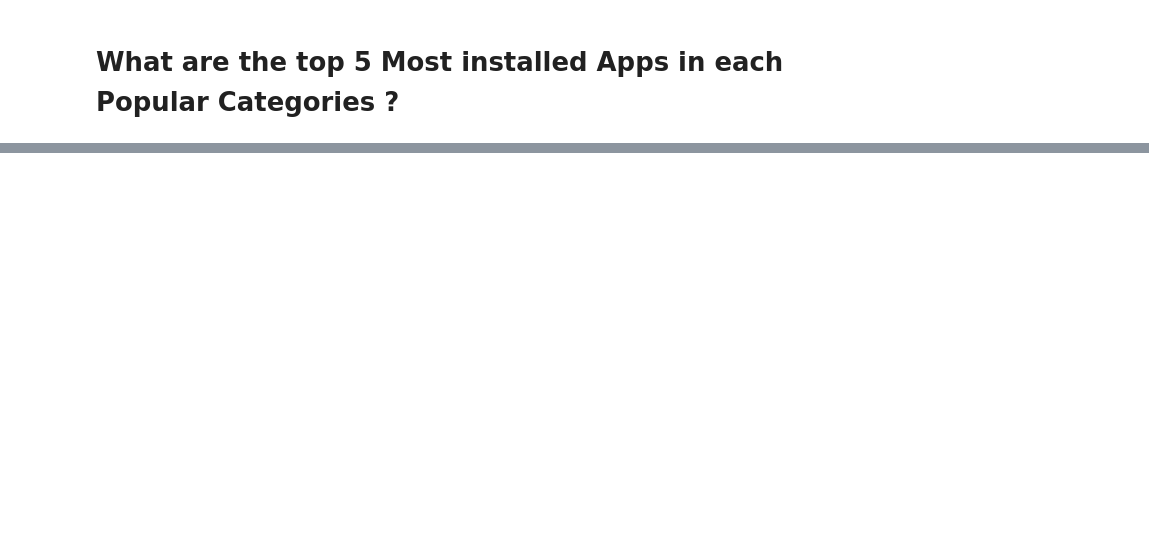
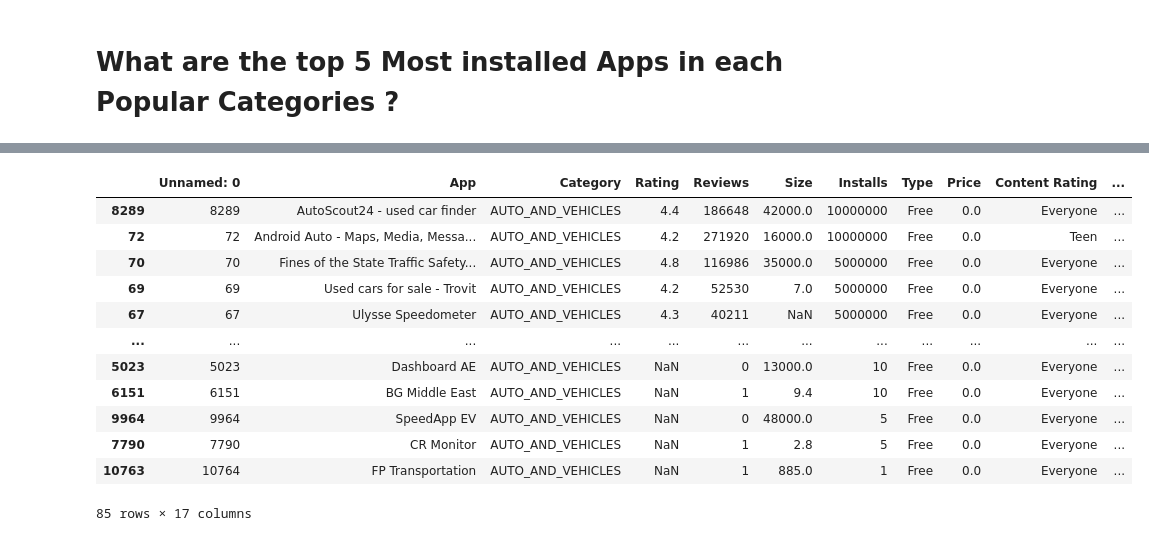
Before and after one commit to Codegemini1/702, a Jupyter notebook: EDA_5.ipynb, the cells around one changed output, grey strips where cells are left out. Cells and saved outputs as stored; diff of their text form; code cells hidden in the pictures; blank space fills up the shorter version.

```diff
--- a/EDA_5.ipynb
+++ b/EDA_5.ipynb
@@ -121,0 +177,18 @@ Name: Installs, Length: 9744, dtype: int64
+# %%
+AUTO_AND_VEHICLES = df[df['Category'] == 'AUTO_AND_VEHICLES']
+# %%
+AUTO_AND_VEHICLES.sort_values('Installs', ascending=False)
+# %% [output]
+|  | Unnamed: 0 | App | Category | Rating | Reviews | Size | Installs | Type | Price | Content Rating | ... |
+| 8289 | 8289 | AutoScout24 - used car finder | AUTO_AND_VEHICLES | 4.4 | 186648 | 42000.0 | 10000000 | Free | 0.0 | Everyone | ... |
+| 72 | 72 | Android Auto - Maps, Media, Messa... | AUTO_AND_VEHICLES | 4.2 | 271920 | 16000.0 | 10000000 | Free | 0.0 | Teen | ... |
+| 70 | 70 | Fines of the State Traffic Safety... | AUTO_AND_VEHICLES | 4.8 | 116986 | 35000.0 | 5000000 | Free | 0.0 | Everyone | ... |
+| 69 | 69 | Used cars for sale - Trovit | AUTO_AND_VEHICLES | 4.2 | 52530 | 7.0 | 5000000 | Free | 0.0 | Everyone | ... |
+| 67 | 67 | Ulysse Speedometer | AUTO_AND_VEHICLES | 4.3 | 40211 | NaN | 5000000 | Free | 0.0 | Everyone | ... |
+| ... | ... | ... | ... | ... | ... | ... | ... | ... | ... | ... | ... |
+| 5023 | 5023 | Dashboard AE | AUTO_AND_VEHICLES | NaN | 0 | 13000.0 | 10 | Free | 0.0 | Everyone | ... |
+| 6151 | 6151 | BG Middle East | AUTO_AND_VEHICLES | NaN | 1 | 9.4 | 10 | Free | 0.0 | Everyone | ... |
+| 9964 | 9964 | SpeedApp EV | AUTO_AND_VEHICLES | NaN | 0 | 48000.0 | 5 | Free | 0.0 | Everyone | ... |
+| 7790 | 7790 | CR Monitor | AUTO_AND_VEHICLES | NaN | 1 | 2.8 | 5 | Free | 0.0 | Everyone | ... |
+| 10763 | 10764 | FP Transportation | AUTO_AND_VEHICLES | NaN | 1 | 885.0 | 1 | Free | 0.0 | Everyone | ... |
+85 rows × 17 columns
```
Also changed, not shown: parts of 25 cells of this notebook.
